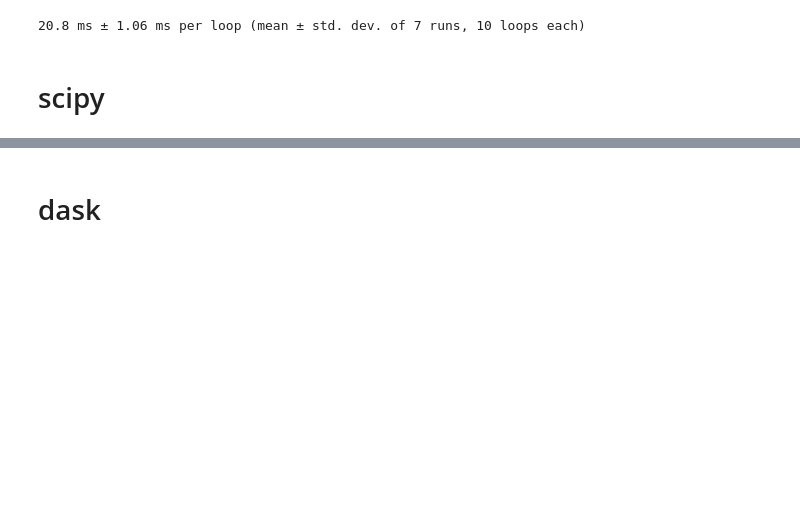
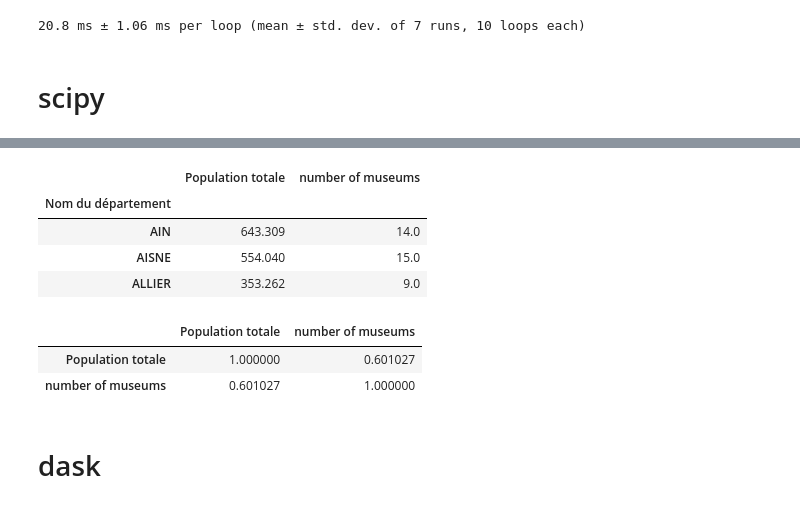
Before and after one commit to clstaudt/PythonDataScienceTour, a Jupyter notebook: PythonDataScienceEcosystem-Slides.ipynb, the cells around one changed output, grey strips where cells are left out. Saved outputs shown, nothing was run; the diff lists cells and outputs as text; code cells hidden in the pictures; blank space fills up the shorter version.

```diff
--- a/PythonDataScienceEcosystem-Slides.ipynb
+++ b/PythonDataScienceEcosystem-Slides.ipynb
@@ -99,0 +121,3 @@ import pandas
+# %%
+museum_count = museums.groupby("NOMDEP").size()
+museum_count.head(5)
@@ -100,3 +132,25 @@ import pandas
+# %%
+departements["Nom du département"] = departements["Nom du département"].apply(lambda s: s.upper())
+departements["Nom du département"] = departements["Nom du département"].apply(lambda s: s.replace("-", " "))
+# %%
+departements.index = departements["Nom du département"]
+departements.drop(["Nom du département"], axis=1, inplace=True)
+# %%
+joined = departements.join(pandas.DataFrame(museum_count, index=museum_count.index, columns=["number of museums"]))
+joined.head(3)
+# %% [output]
+|  | Population totale | number of museums |
+| Nom du département |  |  |
+| AIN | 643.309 | 14.0 |
+| AISNE | 554.040 | 15.0 |
+| ALLIER | 353.262 | 9.0 |
+# %%
+joined["Population totale"] = joined["Population totale"].apply(lambda s: pandas.to_numeric(s, errors="drop"))
+joined.corr()
+# %% [output]
+|  | Population totale | number of museums |
+| Population totale | 1.000000 | 0.601027 |
+| number of museums | 0.601027 | 1.000000 |
 # %% [markdown]
 # dask
 # %% [markdown]
```
Also changed, not shown: parts of 8 cells of this notebook.
